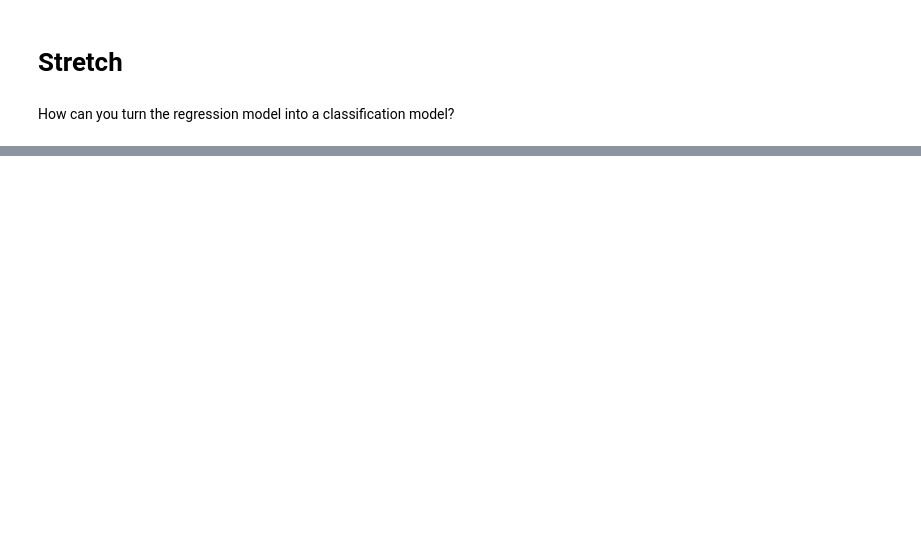
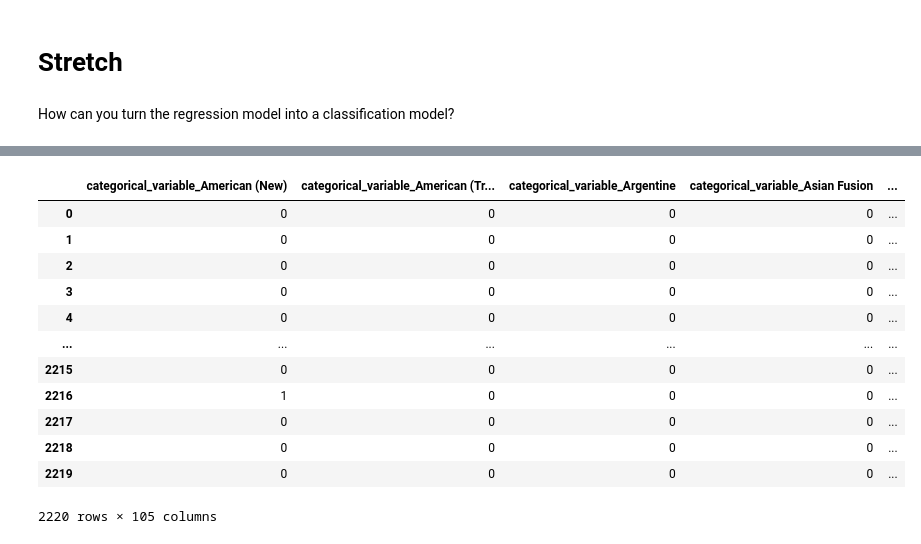
Before and after one commit to madiwiebe/lhl_statistical_modeling_project, a Jupyter notebook: notebooks/model_building.ipynb, the cells around one changed output, grey strips where cells are left out. Drawn from its saved outputs; the diff is of its cells as text; code cells hidden in the pictures; blank space fills up the shorter version.

```diff
--- a/notebooks/model_building.ipynb
+++ b/notebooks/model_building.ipynb
@@ -209,0 +294,35 @@ Interpretation: adding free_bikes as a parameter decreases the strength of the m
+# %%
+# create a regression model that can predict how many of each business category will likely be near a bike station
+# depending on how many free bikes there are at the bike station
+
+# define variables
+data = {
+    'numeric_variable': rcnotnull_catcount['free_bikes'],
+    'categorical_variable': rcnotnull_catcount['category'],
+    'category_counts': rcnotnull_catcount['cat_count']
+}
+
+# Create a DataFrame from the data
+df = pd.DataFrame(data)
+
+# Encode the categorical variable using one-hot encoding
+df = pd.get_dummies(df, columns=['categorical_variable'], drop_first=True)
+
+# Define the independent variables (including the encoded categorical variables)
+cat_variables = []
+for col in df.filter(regex='categorical_variable').columns:
+    cat_variables.append(col)
+
+X = df[['numeric_variable'] + cat_variables]
+
+# Add a constant term (intercept)
+X = sm.add_constant(X)
+
+# Define the dependent variable
+y = df['category_counts']
+
+# Create and fit the Poisson regression model
+model = sm.GLM(y, X, family=sm.families.Poisson()).fit()
+
+# Display model summary
+print(model.summary())
@@ -213,0 +416,17 @@ How can you turn the regression model into a classification model?
+# %%
+categorical_variables_list = df.filter(regex='categorical_variable')
+categorical_variables_list
+# %% [output]
+|  | categorical_variable_American (New) | categorical_variable_American (Tr... | categorical_variable_Argentine | categorical_variable_Asian Fusion | ... |
+| 0 | 0 | 0 | 0 | 0 | ... |
+| 1 | 0 | 0 | 0 | 0 | ... |
+| 2 | 0 | 0 | 0 | 0 | ... |
+| 3 | 0 | 0 | 0 | 0 | ... |
+| 4 | 0 | 0 | 0 | 0 | ... |
+| ... | ... | ... | ... | ... | ... |
+| 2215 | 0 | 0 | 0 | 0 | ... |
+| 2216 | 1 | 0 | 0 | 0 | ... |
+| 2217 | 0 | 0 | 0 | 0 | ... |
+| 2218 | 0 | 0 | 0 | 0 | ... |
+| 2219 | 0 | 0 | 0 | 0 | ... |
+2220 rows × 105 columns
```
Also changed, not shown: parts of 14 cells of this notebook.
